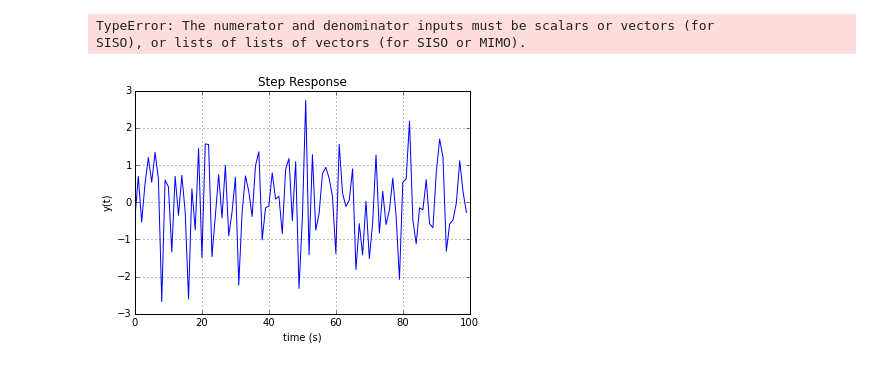
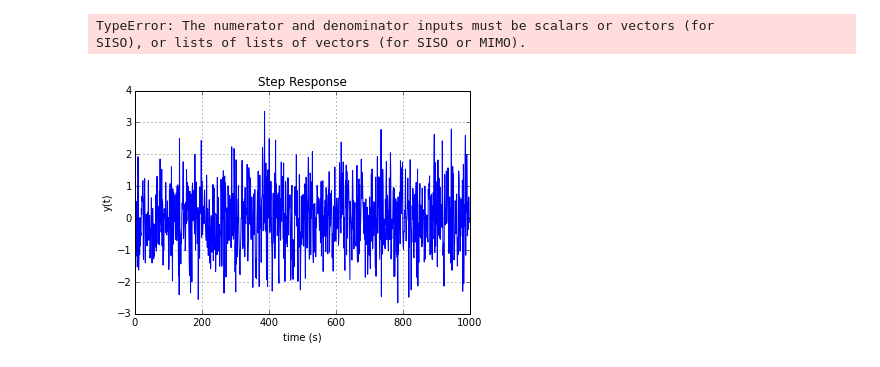
Before and after one commit to aalcocer/linear-systems, a Jupyter notebook: test1.ipynb, the cells around one changed output. Cells and saved outputs as stored; diff of their text form; code cells hidden in the pictures.

```diff
--- a/test1.ipynb
+++ b/test1.ipynb
@@ -63,13 +64,13 @@ stepResponse(G1)
 TypeError: The numerator and denominator inputs must be scalars or vectors (for
 SISO), or lists of lists of vectors (for SISO or MIMO).
 # %%
-x = numpy.random.randn(100,1)
+x = numpy.random.randn(1000,1)
 plt.figure()
 plt.plot(x)
 plt.title("Step Response")
 plt.grid()
 plt.xlabel("time (s)")
 plt.ylabel("y(t)")
 plt.show()
 # %% [output]
-[figure, old version]
+[figure, new version]
```
Also changed, not shown: parts of 4 cells of this notebook, 1 other file.
